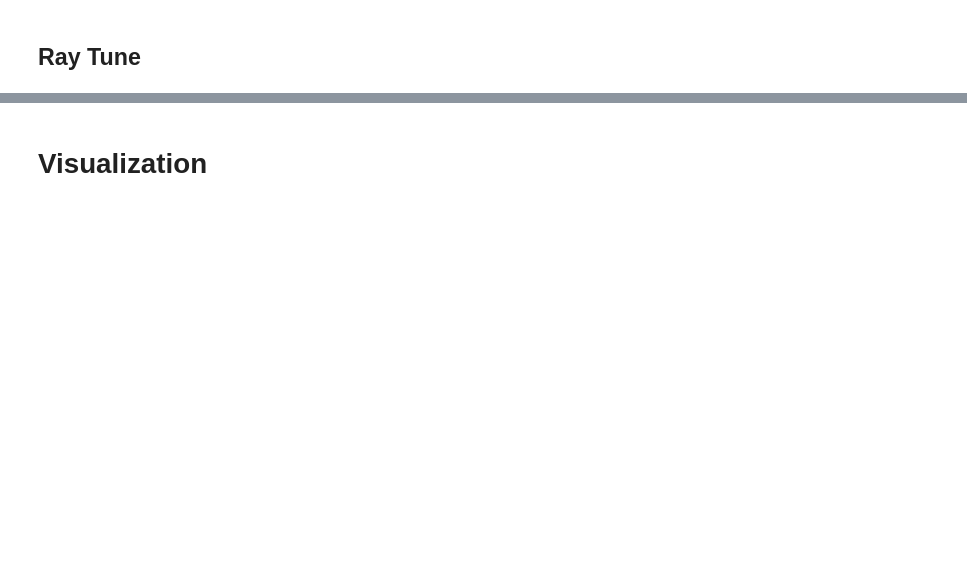
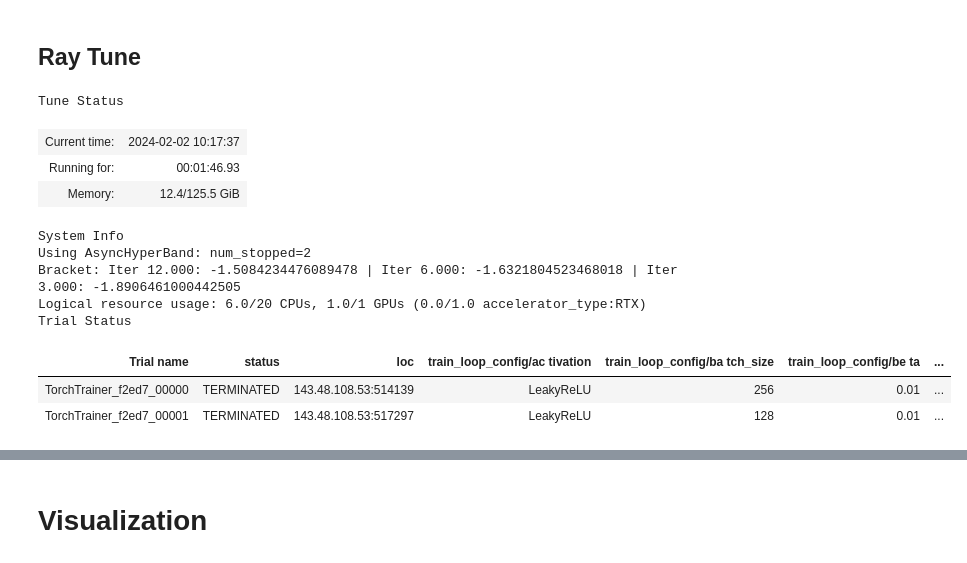
Before and after one commit to MasayukiNagai/ArgonauteAnalysis, a Jupyter notebook: VAE_ProteinFamily.ipynb, the cells around one changed output, grey strips where cells are left out. Drawn from its saved outputs; the diff is of its cells as text; code cells hidden in the pictures; blank space fills up the shorter version.

```diff
--- a/VAE_ProteinFamily.ipynb
+++ b/VAE_ProteinFamily.ipynb
@@ -137,7 +139,7 @@ index_seqs = index_seqs[keep_indicies]
 print(f'Number of seqs after similarity filtering: {len(index_seqs)}') # 8364
 weights_dict = calculate_weights(similarity_matrix, SIMILARITY_THRESHOLDS)
 # %%
-# torch_file = './data/index_seqs.pt'
+torch_file = './data/index_seqs.pt'
 # torch.save(index_seqs, torch_file)
 index_seqs = torch.load(torch_file)
 # %% [markdown]
@@ -164,7 +166,7 @@ class VAE(pl.LightningModule):
             'lr': 1e-3,
             'dropout': 0.1,
             'beta': 0.01,
-            'activation': nn.LeakyReLU,
+            'activation': 'LeakyReLU',
             'dim1': 1500,
             'dim2': 1000}
         if h_params is not None:
@@ -176,6 +178,7 @@ class VAE(pl.LightningModule):
         encoder_dims = [self.h_params['dim1'], self.h_params['dim2']]
         decoder_dims = [self.h_params['dim2'], self.h_params['dim1']]
         z_dim = self.h_params['z_dim']
+        activation = activation_dict[self.h_params['activation']]
 
         # Build Encoder
         modules = []
@@ -186,7 +189,7 @@ class VAE(pl.LightningModule):
                     nn.Linear(in_dim, h_dim),
                     nn.Dropout(self.h_params['dropout']),
                     nn.BatchNorm1d(h_dim),
-                    self.h_params['activation']())
+                    activation())
             )
             in_dim = h_dim
 
@@ -203,7 +206,7 @@ class VAE(pl.LightningModule):
                     nn.Linear(in_dim, h_dim),
                     nn.Dropout(self.h_params['dropout']),
                     nn.BatchNorm1d(h_dim),
-                    self.h_params['activation']())
+                    activation())
             )
             in_dim = h_dim
         modules.append(
@@ -271,7 +274,7 @@ class VAE(pl.LightningModule):
         loss, recon_loss, kl_loss = self._step(batch, batch_idx)
         self.log_dict(
             {'val_loss': loss},
-            on_step=False, on_epoch=True)
+            on_step=False, on_epoch=True, sync_dist=True)
         self.eval_loss.append(loss)
         return loss
 
@@ -498,16 +526,14 @@ ray_trainer = TorchTrainer(
 
 search_space = {
     'batch_size': tune.choice([32, 64, 128, 256]),
+    'activation': tune.choice(['LeakyReLU']),
     'z_dim': tune.choice([2]),
     'beta': tune.choice([0.01]),
     'lr': tune.loguniform(1e-4, 1e-1),
-    'dropout': tune.uniform(0.1, 0.9),
+    'dropout': tune.uniform(0.1, 0.8),
     'dim1': tune.randint(100, 2000),
     'dim2': tune.randint(100, 2000)}
 
-    # 'batch_size': tune.randint(1, 4),
-    # 'z_dim': tune.choice([2]),
-    # 'beta': tune.choice([0.01]),
     # 'encoder_dim1': tune.randint(200, 2000),
     # 'encoder_dim2': tune.randint(100, 1500),
     # 'decoder_dim1': tune.randint(100, 1500),
@@ -525,7 +551,23 @@ def tune_vae_asha(num_samples=5):
             num_samples=num_samples,
             scheduler=scheduler,
         ),
+        run_config=train.RunConfig(
+            callbacks=[WandbLoggerCallback(project="Wandb_VAE")]
+        ),
     )
     return tuner.fit()
 # %%
-results = tune_vae_asha(num_samples)
+results = tune_vae_asha(2)
+# %% [output]
+Tune Status
+| Current time: | 2024-02-02 10:17:37 |
+| Running for: | 00:01:46.93 |
+| Memory: | 12.4/125.5 GiB |
+System Info
+Using AsyncHyperBand: num_stopped=2
+Bracket: Iter 12.000: -1.5084234476089478 | Iter 6.000: -1.6321804523468018 | Iter 3.000: -1.8906461000442505
+Logical resource usage: 6.0/20 CPUs, 1.0/1 GPUs (0.0/1.0 accelerator_type:RTX)
+Trial Status
+| Trial name | status | loc | train_loop_config/ac tivation | train_loop_config/ba tch_size | train_loop_config/be ta | ... |
+| TorchTrainer_f2ed7_00000 | TERMINATED | 143.48.108.53:514139 | LeakyReLU | 256 | 0.01 | ... |
+| TorchTrainer_f2ed7_00001 | TERMINATED | 143.48.108.53:517297 | LeakyReLU | 128 | 0.01 | ... |
```
Also changed, not shown: parts of 7 cells of this notebook.
